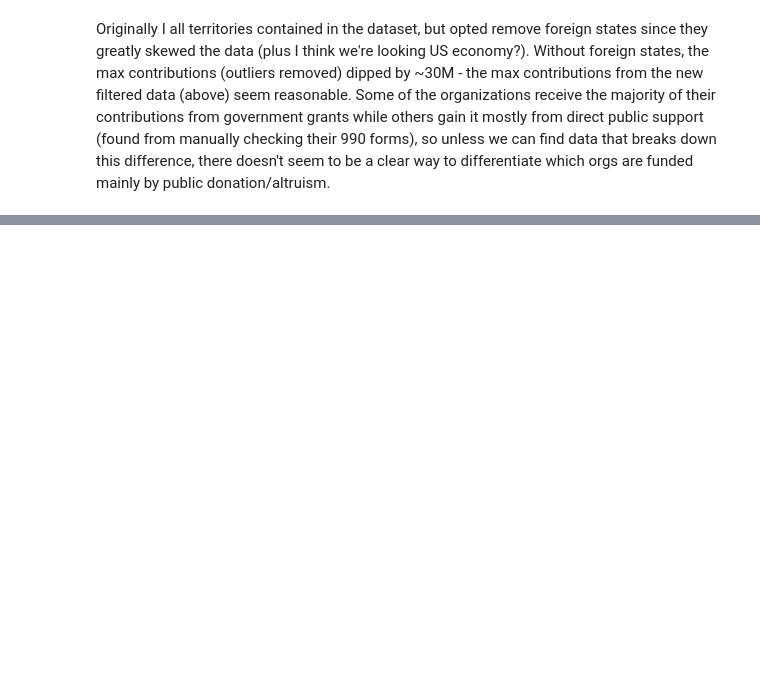
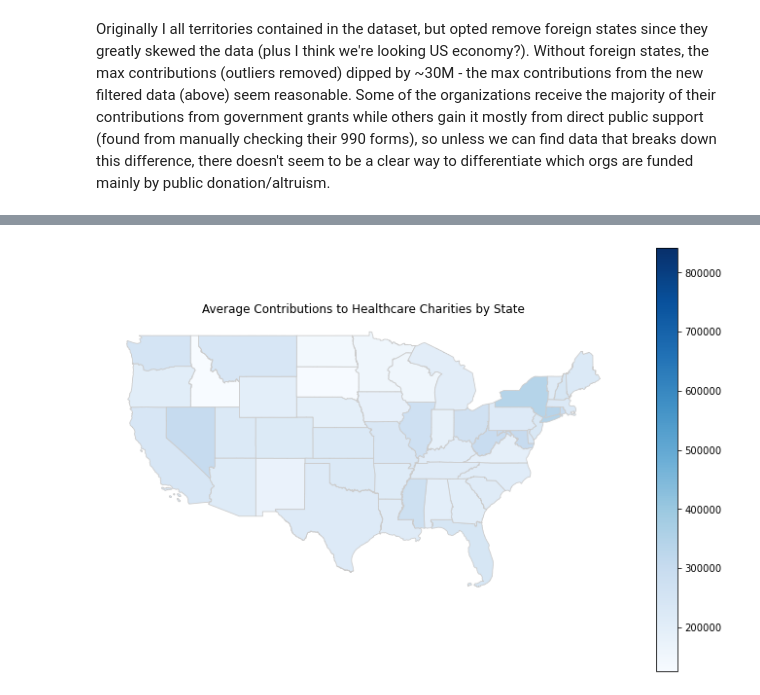
Before and after one commit to DSPG-Young-Scholars-Program/biokind_dspg23, a Jupyter notebook: nccs/code/states_analysis.ipynb, the cells around one changed output, grey strips where cells are left out. Cells and saved outputs as stored; diff of their text form; code cells hidden in the pictures; blank space fills up the shorter version.

```diff
--- a/nccs/code/states_analysis.ipynb
+++ b/nccs/code/states_analysis.ipynb
@@ -126,0 +142,19 @@ Originally I all territories contained in the dataset, but opted remove foreign
+# %%
+avg_state = no_outliers[['STATE', 'CONT']].groupby('STATE').mean()
+# %%
+shapefile_path = os.path.join(DIR, "tl_2022_us_state", "tl_2022_us_state.shp")
+
+map_df = gpd.read_file(shapefile_path)
+map_df = map_df[~map_df['STUSPS'].isin(['HI', 'AK'])]
+
+merged_df = map_df.merge(avg_state, left_on='STUSPS', right_on='STATE')
+
+fig, ax = plt.subplots(figsize=(12, 8))
+ax.axis('off')
+
+merged_df.plot(column='CONT', cmap='Blues', linewidth=0.8, ax=ax, edgecolor='0.8', legend=True)
+
+plt.title('Average Contributions to Healthcare Charities by State')
+plt.show()
+# %% [output]
+[figure, added]
```
Also changed, not shown: parts of 6 cells of this notebook, 4 other files.
